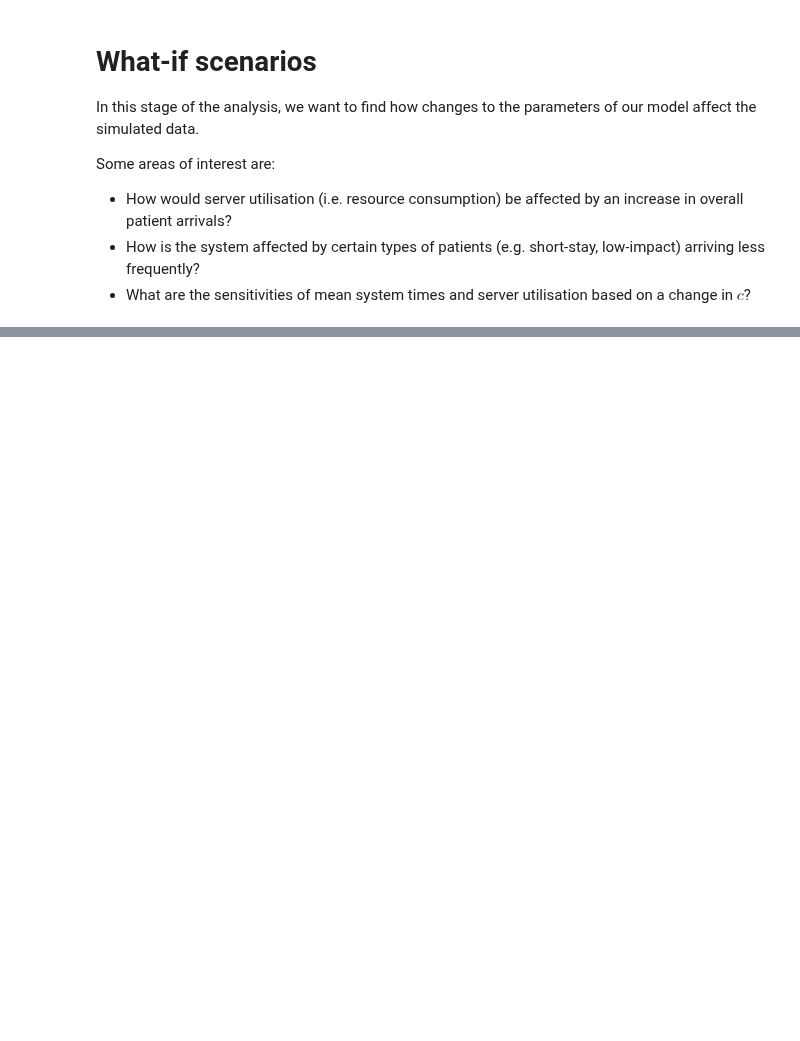
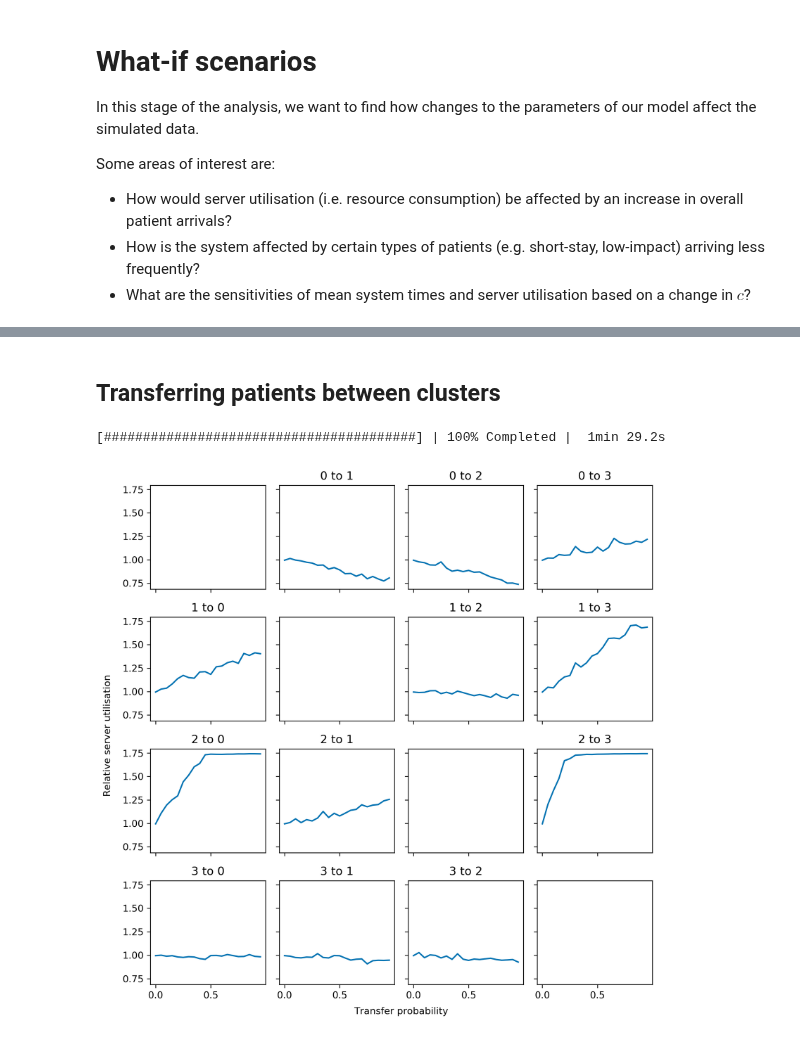
Before and after one commit to daffidwilde/copd-paper, a Jupyter notebook: nbs/scenarios.ipynb, the cells around one changed output, grey strips where cells are left out. Drawn from its saved outputs; the diff is of its cells as text; code cells hidden in the pictures; blank space fills up the shorter version.

Commit message:
Start "moving between clusters" scenarios.

```diff
--- a/nbs/scenarios.ipynb
+++ b/nbs/scenarios.ipynb
@@ -32,7 +33,7 @@ def get_times(diff):
     return times
 
 
-def get_queue_params(data, prop, lambda_coeff, dist=stats.expon):
+def get_queue_params(data, prop=1, lambda_coeff=1, dist=stats.expon):
     """ Get the arrival and service parameters from `data` and the given `prop`. """
 
     inter_arrivals = (
@@ -143,0 +205,17 @@ Text(0, 0.5, 'Median system time (days)')
+# %%
+fig, ax = plt.subplots(dpi=200)
+
+min_data = np.array(min_system_times).reshape(len(min_system_times) // seeds, seeds).min(axis=1) / original_min_time
+mean_data = np.array(mean_system_times).reshape(len(mean_system_times) // seeds, seeds).mean(axis=1) / original_mean_time
+max_data = np.array(max_system_times).reshape(len(max_system_times) // seeds, seeds).max(axis=1) / original_max_time
+
+xs = np.array(server_range) / num_servers
+ax.fill_between(xs, min_data, max_data, alpha=0.25)
+ax.plot(xs, mean_data)
+
+ax.set_xlabel("Relative no. servers")
+ax.set_ylabel("Mean relative system time (logscale)")
+
+ax.set_yscale("log")
+# %% [markdown]
+## Transferring patients between clusters
@@ -143,0 +276,55 @@ Text(0, 0.5, 'Median system time (days)')
+# %%
+prop_to_move_range = np.arange(0, 1, 0.05)
+n_clusters = copd["cluster"].nunique()
+label_combinations = [
+    labels
+    for labels in it.product(range(n_clusters), repeat=2)
+    if labels[0] != labels[1]
+]
+seeds = 1
+
+tasks = (
+    simulate_moving_clusters_queue(copd, props, origin, destination, prop_to_move, seed, max_time)
+    for (origin, destination), prop_to_move, seed in it.product(
+        label_combinations, prop_to_move_range, range(seeds)
+    )
+)
+
+with ProgressBar():
+    moving_cluster_results = dask.compute(*tasks, scheduler="processes", num_workers=6)
+# %% [output]
+[########################################] | 100% Completed |  1min 29.2s
+# %%
+all_moving_results = pd.concat(moving_cluster_results)
+# %%
+fig, axes = plt.subplots(nrows=n_clusters, ncols=n_clusters, sharex=True, sharey=True, figsize=(8, 8), dpi=300)
+
+left, width = .25, .5
+bottom, height = .25, .5
+right = left + width
+top = bottom + height
+
+fig.text(
+    0, 0.5*(bottom+top), "Relative server utilisation", ha="right", va="center", rotation="vertical"
+)
+
+fig.text(
+    0.525*(left+right), -0.01, "Transfer probability", ha="center", va="bottom", rotation="horizontal"
+)
+
+for origin, destination in it.product(range(n_clusters), repeat=2):
+
+    ax = axes[origin, destination]
+
+    if origin != destination:
+        data = all_moving_results[
+            (all_moving_results["origin"] == origin)
+            & (all_moving_results["destination"] == destination)
+        ]
+
+        ax.plot(prop_to_move_range, data.groupby("prop_to_move")["utilisation"].median() / original_utilisation)
+        ax.set_title(f"{origin} to {destination}")
+
+    plt.tight_layout()
+# %% [output]
+[figure, added]
```
Also changed, not shown: parts of 17 cells of this notebook.
